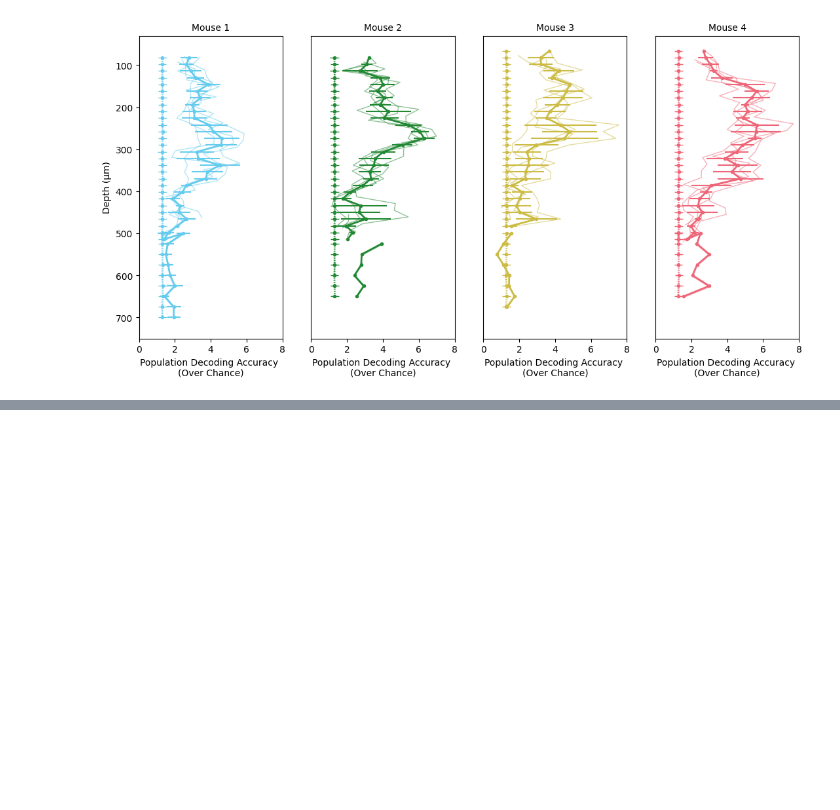
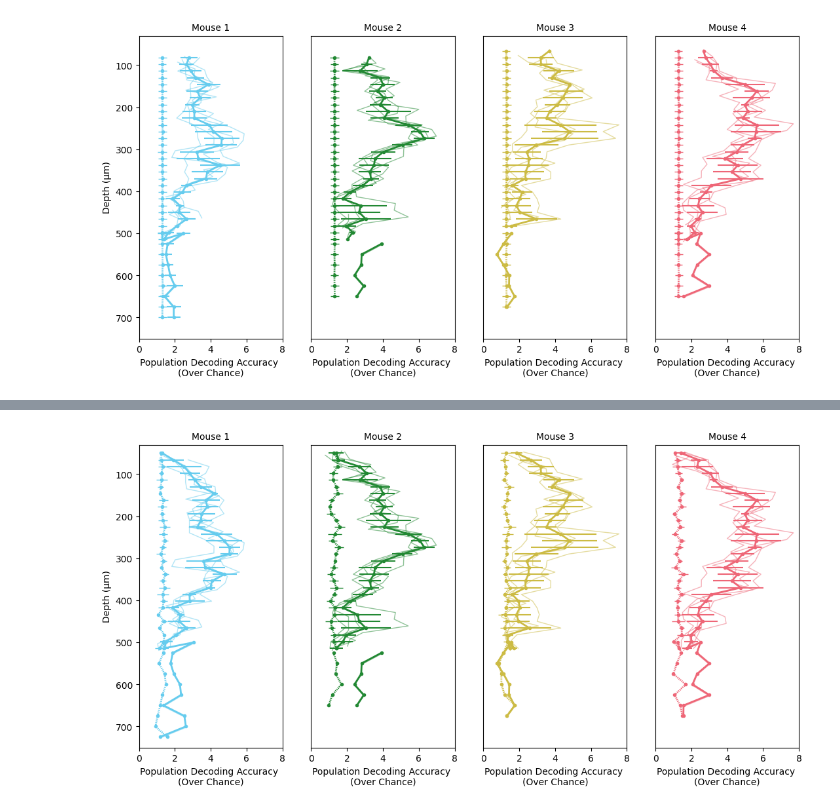
Before and after one commit to sherafatia/v1dd-public, a Jupyter notebook: notebooks/new_v1dd_figure5.ipynb, the cells around one changed output, grey strips where cells are left out. Cells and saved outputs as stored; diff of their text form; code cells hidden in the pictures; blank space fills up the shorter version.

```diff
--- a/notebooks/new_v1dd_figure5.ipynb
+++ b/notebooks/new_v1dd_figure5.ipynb
@@ -341,0 +632,86 @@ for m, mouse_id in enumerate(mice):
+# %%
+jitter_amount = 5
+num_elements = len(column_ids)
+jitter_step = jitter_amount * 2 / (num_elements - 1)
+jitter_values = np.linspace(-jitter_amount, jitter_amount, num_elements)
+fixed_jitters = np.tile(jitter_values, (n_depths, 1))
+titles = [
+    'Mouse 1',
+    'Mouse 2',
+    'Mouse 3',
+    'Mouse 4',
+    'All Mice'
+]
+
+fig = plt.figure(figsize=(13, 6))
+
+for m, mouse_id in enumerate(mice):
+
+    ax = plt.subplot(1, n_mice, m + 1)
+    mouse_color = mouse_colors[mice[m]]
+
+    for c, column_id in enumerate(column_ids):
+        means = []
+        std_errors = []
+        for z in range(n_depths):
+            bootstrapped_values = bootstrapped_data[:, z, m, c]
+            mean = np.mean(bootstrapped_values)
+            std = np.std(bootstrapped_values)
+
+            means.append(mean)
+            std_errors.append(std)
+
+        jitter = fixed_jitters[:, 3-c]
+        y_positions = np.array([int(np.mean(x)) for x in all_depths]) + jitter
+
+        # plt.errorbar(means, y_positions, xerr=std_errors, fmt='o', color=mouse_color, ecolor=mouse_color, capsize=0, markersize=2, linewidth=1)
+        plt.plot(means, y_positions, color=mouse_color, linewidth=1, alpha=0.5)
+
+    means = []
+    std_errors = []
+    for z in range(n_depths):
+        bootstrapped_values = bootstrapped_data[:, z, m, :]
+        bootstrapped_values = bootstrapped_values[~np.isnan(bootstrapped_values)]
+        mean = np.mean(bootstrapped_values)
+        std = np.std(bootstrapped_values)
+
+        means.append(mean)
+        std_errors.append(std)
+
+    y_positions = np.array([int(np.mean(x)) for x in all_depths])
+
+    plt.errorbar(means, y_positions, xerr=std_errors, fmt='o', color=mouse_color, ecolor=mouse_color, capsize=0, markersize=3)
+    plt.plot(means, y_positions, color=mouse_color, linewidth=2)
+
+    means = []
+    std_errors = []
+    for z in range(n_depths):
+        bootstrapped_values = shuf_bootstrapped_data[:, z, m, :]
+        bootstrapped_values = bootstrapped_values[~np.isnan(bootstrapped_values)]
+        mean = np.mean(bootstrapped_values)
+        std = np.std(bootstrapped_values)
+
+        means.append(mean)
+        std_errors.append(std)
+
+    y_positions = np.array([int(np.mean(x)) for x in all_depths])
+    plt.errorbar(means, y_positions, xerr=std_errors, fmt='o', color=mouse_color, ecolor=mouse_color, capsize=0, markersize=3, linewidth=1)
+    plt.plot(means, y_positions, color=mouse_color, linewidth=2, linestyle=(0, (0.5, 0.5)))
+
+    plt.xlabel('Population Decoding Accuracy \n(Over Chance)', fontsize=10)
+    plt.title(titles[m], fontsize=10)
+
+    if m == 0:
+        plt.yticks(fontsize=10)
+        plt.ylabel("Depth (µm)", fontsize=10)
+    else:
+        plt.yticks([])
+
+    plt.xticks(fontsize=10)
+    plt.ylim(30, 750)
+    plt.xlim(0, 8)
+    plt.gca().invert_yaxis()
+# plt.show()
+# plt.savefig(os.path.join(figures_dir, '5A_decoding_accuracy_DGW.svg'), format='svg', bbox_inches='tight', dpi=300)
+# %% [output]
+[figure, added]
```
Also changed, not shown: parts of 10 cells of this notebook, 1 other file.
